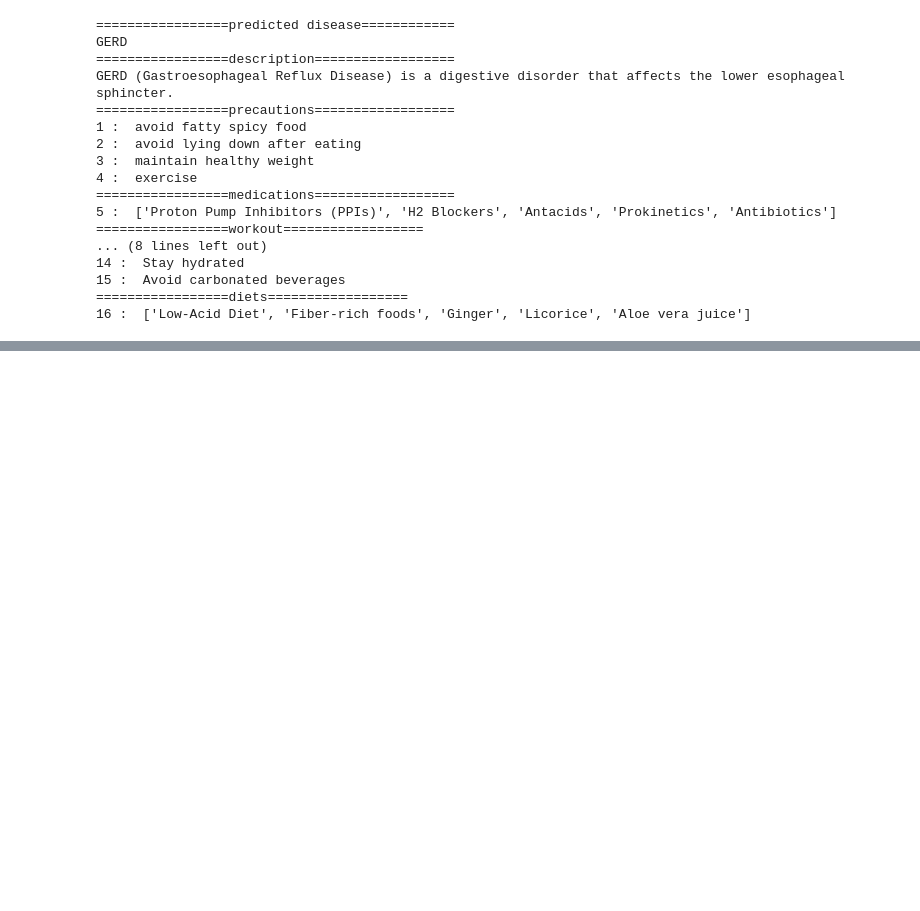
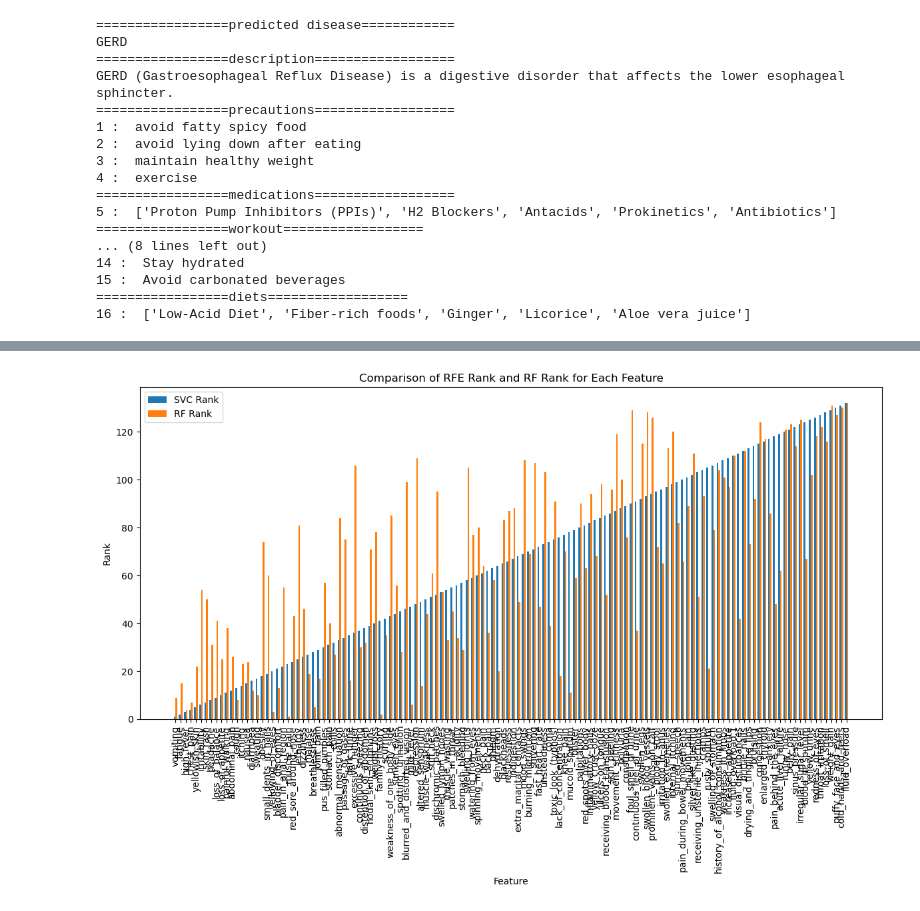
Before and after one commit to brendan1928/Project-4-Team-8, a Jupyter notebook: Intial_Analysis_Project_4 copy.ipynb, the cells around one changed output, grey strips where cells are left out. Drawn from its saved outputs; the diff is of its cells as text; code cells hidden in the pictures; blank space fills up the shorter version.

```diff
--- a/Intial_Analysis_Project_4 copy.ipynb
+++ b/Intial_Analysis_Project_4 copy.ipynb
@@ -213,0 +401,5 @@ GERD (Gastroesophageal Reflux Disease) is a digestive disorder that affects the
+# %%
+features_rf_ranked = features_rf_df.copy()
+features_rf_ranked['RF Rank'] = features_rf_ranked['Importance'].rank(ascending=False)
+features_rf_ranked.drop('Importance', axis=1, inplace=True)
+features_rf_ranked.head()
@@ -213,0 +461,5 @@ GERD (Gastroesophageal Reflux Disease) is a digestive disorder that affects the
+# %%
+merged_df = pd.merge(features_df, features_rf_ranked, on="Feature", suffixes=('_RFE', '_RF'))
+merged_df['Rank_Difference'] = (merged_df['Rank'] - merged_df['RF Rank']).abs()
+
+merged_df.head()
@@ -213,0 +473,22 @@ GERD (Gastroesophageal Reflux Disease) is a digestive disorder that affects the
+# %%
+plt.figure(figsize=(12, 8))
+bar_width = 0.35
+index = range(len(merged_df))
+
+# Plot RFE ranks
+plt.bar(index, merged_df['Rank'], bar_width, label='SVC Rank')
+
+# Plot RF ranks
+plt.bar([i + bar_width for i in index], merged_df['RF Rank'], bar_width, label='RF Rank')
+
+plt.xlabel('Feature')
+plt.ylabel('Rank')
+plt.title('Comparison of RFE Rank and RF Rank for Each Feature')
+plt.xticks([i + bar_width / 2 for i in index], merged_df['Feature'], rotation=90)
+plt.legend()
+
+
+plt.tight_layout()
+plt.show()
+# %% [output]
+[figure, added]
```
Also changed, not shown: parts of 21 cells of this notebook, 1 other file.
